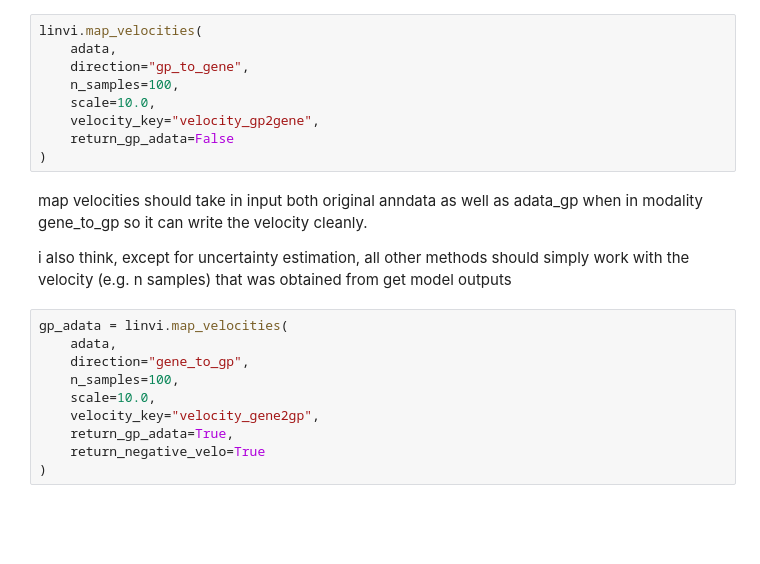
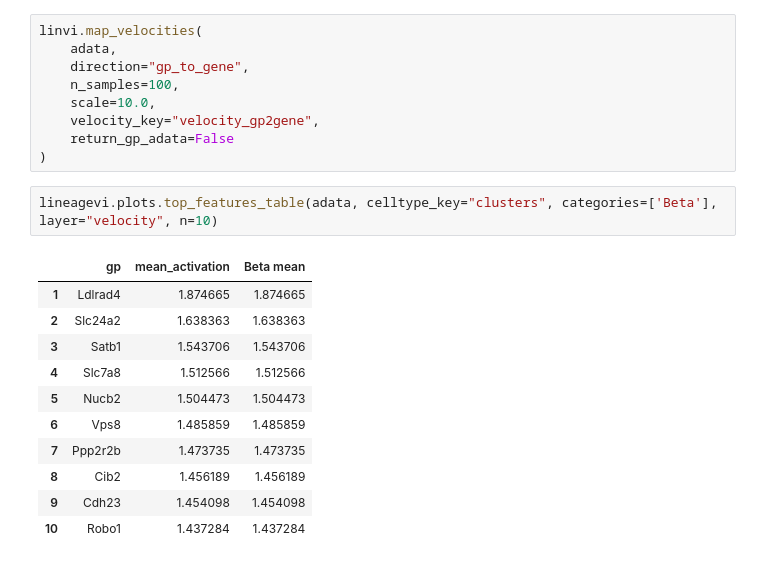
Before and after one commit to leonardogolinelli/lineageVI, a Jupyter notebook: notebooks/Tutorial.ipynb, the cells around one changed output. Drawn from its saved outputs; the diff is of its cells as text; blank space fills up the shorter version.

```diff
--- a/notebooks/Tutorial.ipynb
+++ b/notebooks/Tutorial.ipynb
@@ -168,18 +176,17 @@ linvi.map_velocities(
     velocity_key="velocity_gp2gene",
     return_gp_adata=False
 )
-# %% [markdown]
-map velocities should take in input both original anndata as well as adata_gp when in modality gene_to_gp so it can write the velocity cleanly.
-
-i also think, except for uncertainty estimation, all other methods should simply work with the velocity (e.g. n samples) that
-was obtained from get model outputs
-# %%
-gp_adata = linvi.map_velocities(
-    adata,
-    direction="gene_to_gp",
-    n_samples=100,
-    scale=10.0,
-    velocity_key="velocity_gene2gp",
-    return_gp_adata=True,
-    return_negative_velo=True
-)
+# %%
+lineagevi.plots.top_features_table(adata, celltype_key="clusters", categories=['Beta'], layer="velocity", n=10)
+# %% [output]
+|  | gp | mean_activation | Beta mean |
+| 1 | Ldlrad4 | 1.874665 | 1.874665 |
+| 2 | Slc24a2 | 1.638363 | 1.638363 |
+| 3 | Satb1 | 1.543706 | 1.543706 |
+| 4 | Slc7a8 | 1.512566 | 1.512566 |
+| 5 | Nucb2 | 1.504473 | 1.504473 |
+| 6 | Vps8 | 1.485859 | 1.485859 |
+| 7 | Ppp2r2b | 1.473735 | 1.473735 |
+| 8 | Cib2 | 1.456189 | 1.456189 |
+| 9 | Cdh23 | 1.454098 | 1.454098 |
+| 10 | Robo1 | 1.437284 | 1.437284 |
```
Also changed, not shown: parts of 13 cells of this notebook, 7 other files.
